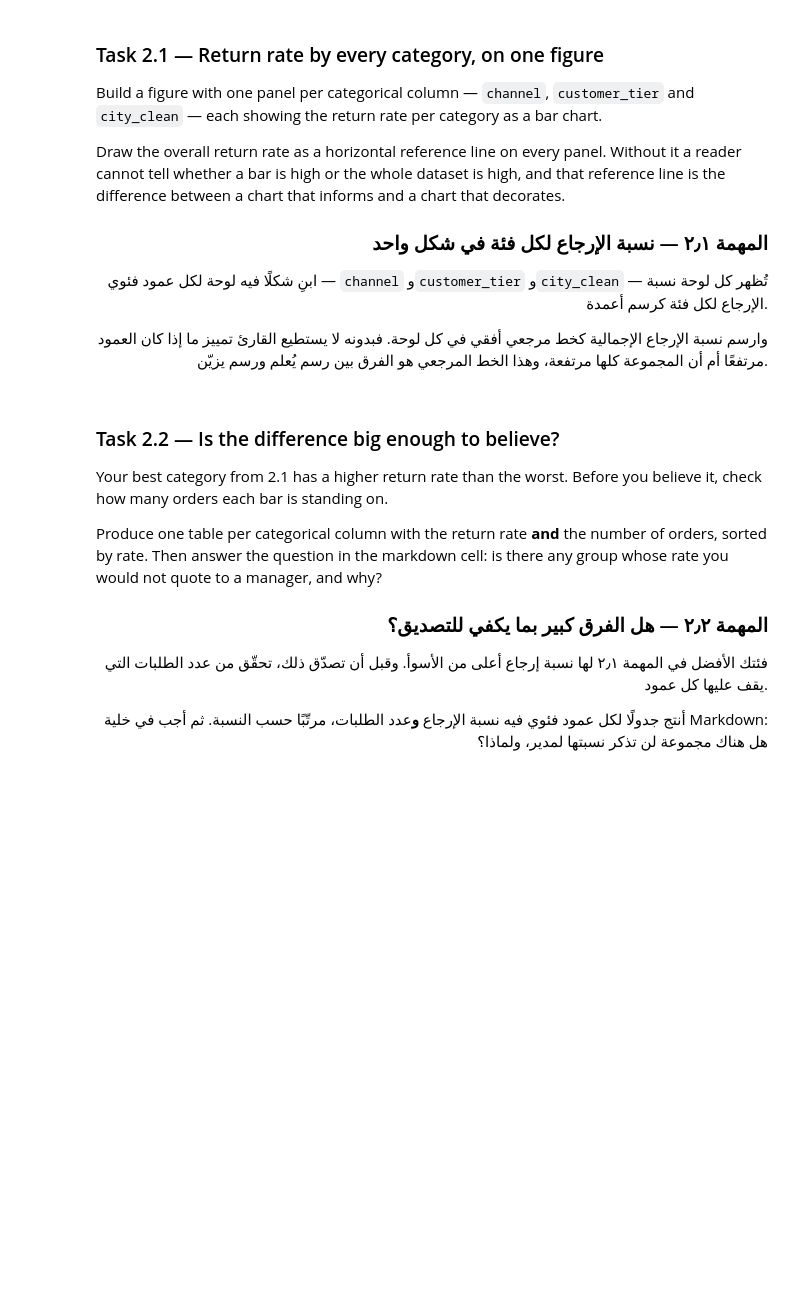
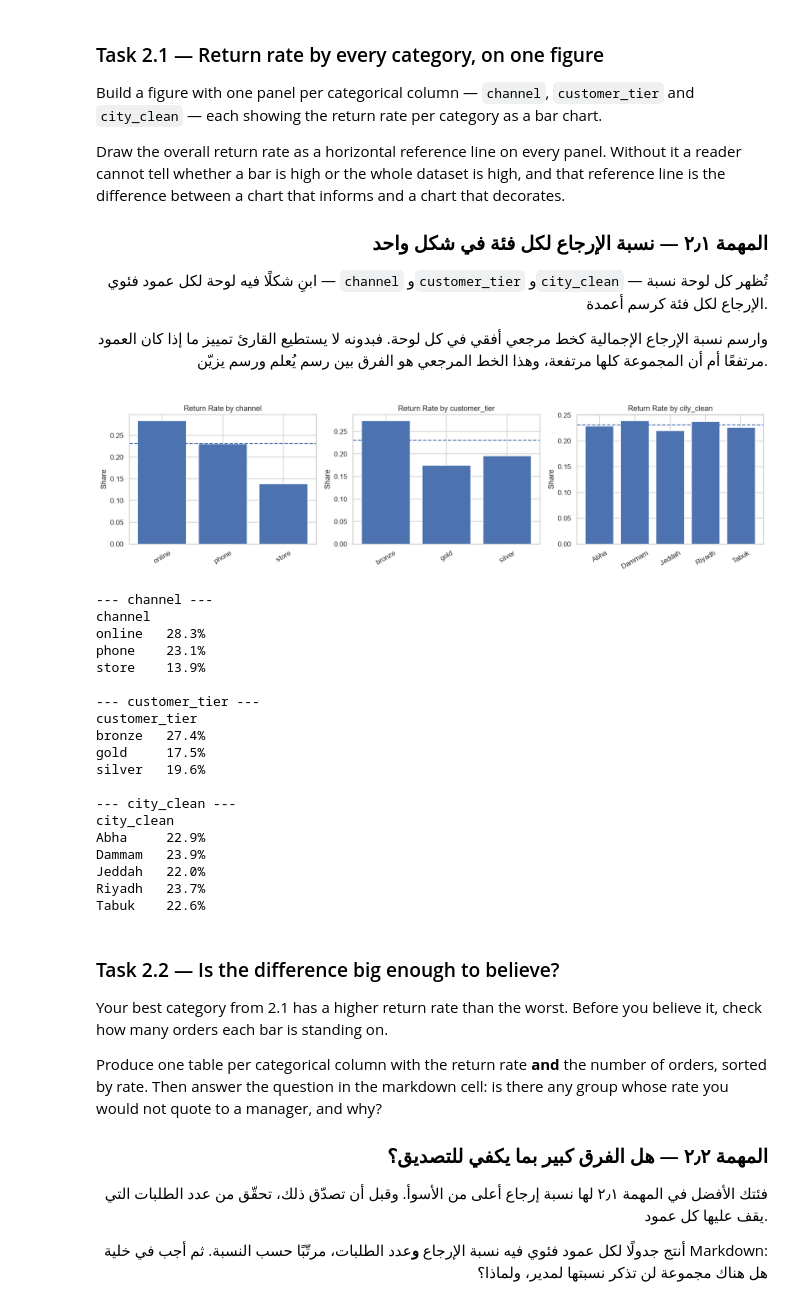
Before and after one commit to razanalhadi/AIEP_Olo_student, a Jupyter notebook: week_2_data_engineering/labs_v2/D2_eda_and_visualisation/D2_eda_and_visualisation_blank.ipynb, the cells around one changed output. Drawn from its saved outputs; the diff is of its cells as text; code cells hidden in the pictures; blank space fills up the shorter version.

Commit message:
Complete Week 2 Day 2 EDA and visualisation

```diff
--- a/week_2_data_engineering/labs_v2/D2_eda_and_visualisation/D2_eda_and_visualisation_blank.ipynb
+++ b/week_2_data_engineering/labs_v2/D2_eda_and_visualisation/D2_eda_and_visualisation_blank.ipynb
@@ -306,26 +315,65 @@ difference between a chart that informs and a chart that decorates.
 # %%
 # ────────────────────────────────────────────────────────────────────
 # 1) Make one row of subplots, one column of the figure per categorical column.
 # 2) For each, group by that column and take the mean of `returned` — that is the rate.
 # 3) Plot it as bars, then add the overall mean as a horizontal line on the same axes.
 # 4) Label the y axis as a share and give every panel a title, or the figure is unreadable.
 # Search: "matplotlib subplots axhline bar"
 # https://matplotlib.org/stable/api/_as_gen/matplotlib.axes.Axes.axhline.html
 #
 # ١) أنشئ صفًّا واحدًا من اللوحات الفرعية، لوحة لكل عمود فئوي.
 # ٢) جمّع لكل منها حسب ذلك العمود وخذ متوسّط `returned` — فهو النسبة.
 # ٣) ارسمها أعمدة، ثم أضف المتوسّط الإجمالي كخط أفقي على المحاور نفسها.
 # ٤) سمِّ المحور الرأسي كحصّة وأعطِ كل لوحة عنوانًا، وإلا تعذّرت قراءة الشكل.
 # ابحث عن: "matplotlib subplots axhline bar"
 # ────────────────────────────────────────────────────────────────────
 
 CATEGORICAL = ["channel", "customer_tier", "city_clean"]
 overall = raw["returned"].mean()
 # TODO: Draw one bar panel per categorical column showing the return rate of each category, with the overall rate as a horizontal reference line on each panel.
 # مهمة: ارسم لوحة أعمدة لكل عمود فئوي تُظهر نسبة الإرجاع لكل فئة، مع نسبة الإرجاع الإجمالية كخط مرجعي أفقي على كل لوحة.
+
+rate_tables = {}
+
+fig, axes = plt.subplots(1, len(CATEGORICAL), figsize=(15, 4))
+
+for ax, col in zip(axes, CATEGORICAL):
+    rates = raw.groupby(col)["returned"].mean()
+    rate_tables[col] = rates
+
+    ax.bar(rates.index, rates.values)
+    ax.axhline(overall, linestyle="--")
+
+    ax.set_title(f"Return Rate by {col}")
+    ax.set_ylabel("Share")
+    ax.tick_params(axis="x", rotation=30)
+
+plt.tight_layout()
+plt.show()
 for col, rates in rate_tables.items():
     print(f"--- {col} ---")
     print(rates.to_string(float_format="{:.1%}".format), "\n")
+# %% [output]
+[figure, added]
+--- channel ---
+channel
+online   28.3%
+phone    23.1%
+store    13.9%
+
+--- customer_tier ---
+customer_tier
+bronze   27.4%
+gold     17.5%
+silver   19.6%
+
+--- city_clean ---
+city_clean
+Abha     22.9%
+Dammam   23.9%
+Jeddah   22.0%
+Riyadh   23.7%
+Tabuk    22.6%
 # %% [markdown]
 ### Task 2.2 — Is the difference big enough to believe?
 
```
Also changed, not shown: parts of 8 cells of this notebook.
